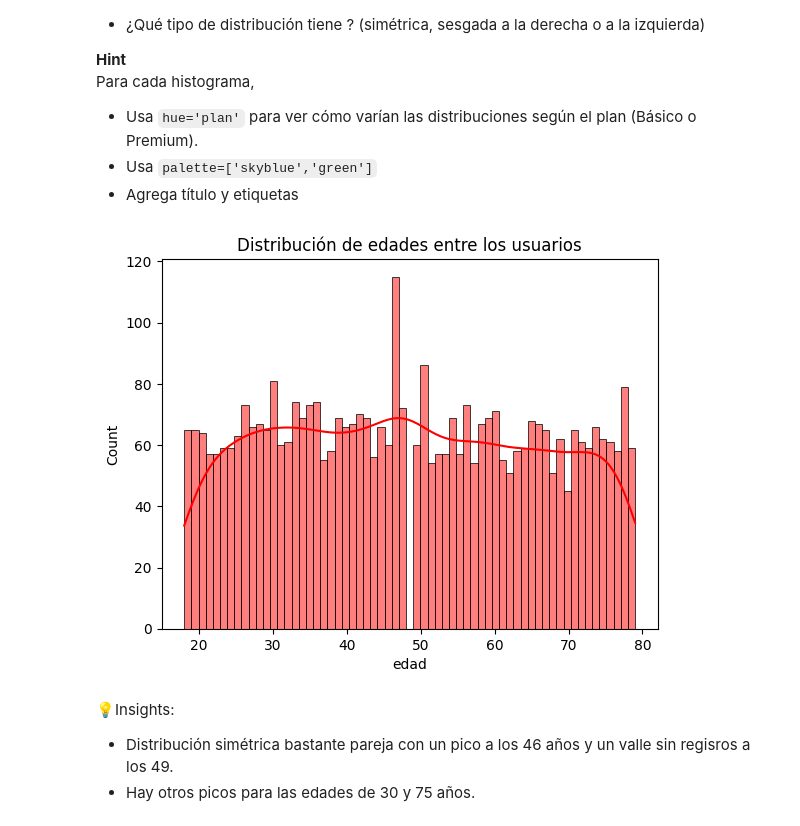
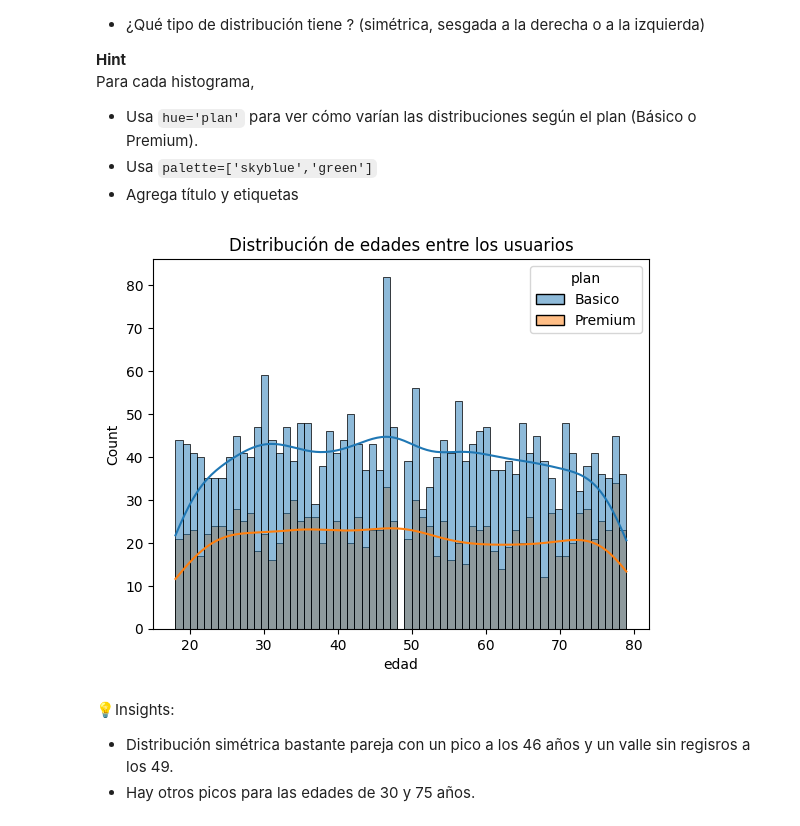
Before and after one commit to TESoCo/telecom-analysis, a Jupyter notebook: S7 Version-Estudiante-Project-ConnectaTel.ipynb, the cells around one changed output. Drawn from its saved outputs; the diff is of its cells as text; code cells hidden in the pictures.

```diff
--- a/S7 Version-Estudiante-Project-ConnectaTel.ipynb
+++ b/S7 Version-Estudiante-Project-ConnectaTel.ipynb
@@ -392,9 +532,12 @@ array(['Medellín', <NA>, 'CDMX', 'Bogotá', 'GDL', 'MTY', nan, 'Cali'],
       dtype=object)
 # %%
 # Marcar fechas futuras como NA para reg_date
-hoy = pd.Timestamp.today()
-users.loc[users['reg_date'] > hoy, 'reg_date'] = pd.NaT
+
+users.loc[users['reg_date'].dt.year > 2024, 'reg_date'] = pd.NaT
 
 # Verificar cambios
-users['reg_date'].describe()
+print(users['reg_date'].describe())
+
+print("total registros", users["reg_date"].count())
+print("registros con fecha nula", users["reg_date"].isna().sum())
 # %% [output]
@@ -464,7 +618,7 @@ usage["is_call"] = (usage["type"] == "call").astype(int)
 cant_llamadas = usage["is_call"].sum() #conocer el total de llamadas
 
 # Agrupar información por usuario
-usage_agg = usage.groupby("user_id", dropna = False).agg({"is_text":"sum", "is_call":"sum", "length":"sum"}).reset_index()
+usage_agg = usage.groupby("user_id", dropna = False).agg({"is_text":"sum", "is_call":"sum", "duration":"sum"}).reset_index()
 
 
 # observar resultado
@@ -477,6 +631,6 @@ usage_agg.head(3)
 # %%
 # Renombrar columnas
-usage_agg = usage_agg.rename(columns = {"is_text":"cant_mensajes", "is_call":"cant_llamadas", "length":"cant_minutos_llamada"})
+usage_agg = usage_agg.rename(columns = {"is_text":"cant_mensajes", "is_call":"cant_llamadas", "duration":"cant_minutos_llamada"})
 # observar resultado
 usage_agg.head(3)
 # %% [output]
@@ -487,6 +641,9 @@ usage_agg.head(3)
 # %%
 # Combinar la tabla agregada con el dataset de usuarios
 user_profile = pd.merge(users, usage_agg, on = ["user_id"], how = "left")
+user_profile["cant_mensajes"] = user_profile["cant_mensajes"].fillna(0)
+user_profile["cant_llamadas"] = user_profile["cant_llamadas"].fillna(0)
+user_profile["cant_minutos_llamada"] = user_profile["cant_minutos_llamada"].fillna(0)
 user_profile.head(5)
 # %% [output]
 |  | user_id | first_name | last_name | age | city | reg_date | plan | churn_date | cant_mensajes | ... |
@@ -560,13 +731,13 @@ Para cada histograma,
 # %%
 # Histograma para visualizar la edad (age)
 import seaborn as sns
 import matplotlib.pyplot as plt
-sns.histplot(user_profile["age"], bins = 63, color = "red", kde = True)
+sns.histplot(data = user_profile, x = "age", hue = "plan", bins = 63, color = "red", kde = True)
 plt.xlabel("edad")
 plt.title("Distribución de edades entre los usuarios")
 plt.show()
 # %% [output]
-[figure, old version]
+[figure, new version]
 # %% [markdown]
 💡Insights:
 - Distribución simétrica bastante pareja con un pico a los 46 años y un valle sin regisros a los 49.
```
Also changed, not shown: parts of 35 cells of this notebook.
